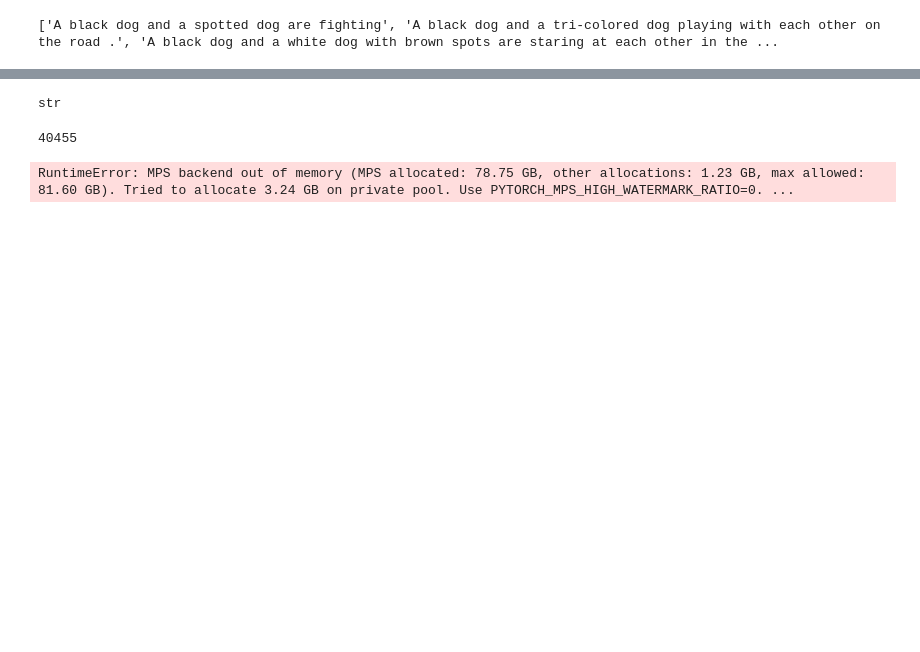
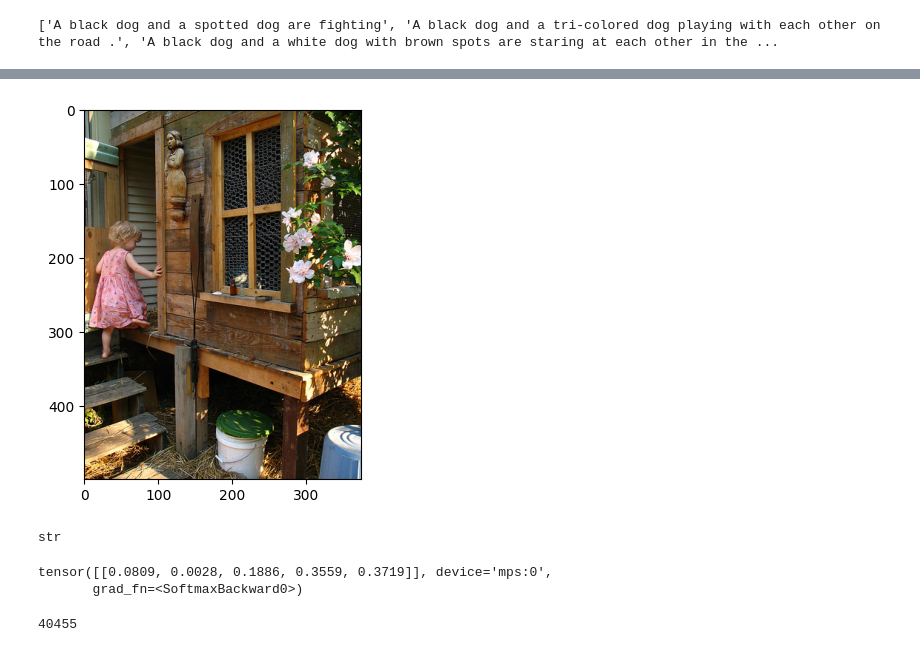
Before and after one commit to karthikbhat19/clip_v_dino2, a Jupyter notebook: SecondApproach.ipynb, the cells around one changed output, grey strips where cells are left out. Cells and saved outputs as stored; diff of their text form; code cells hidden in the pictures; blank space fills up the shorter version.

```diff
--- a/SecondApproach.ipynb
+++ b/SecondApproach.ipynb
@@ -17,7 +240,41 @@ print(processed_dict['1001773457_577c3a7d70.jpg'])
+# %%
+#open the image file  from image path and display it
+import matplotlib.pyplot as plt
+import matplotlib.image as mpimg
+image_path = 'archive2/Images/1000268201_693b08cb0e.jpg'
+img = mpimg.imread(image_path)
+imgplot = plt.imshow(img)
+plt.show()
+# %% [output]
+[figure, added]
 # %%
 type(caption_list[0])
 # %% [output]
 str
+# %%
+from PIL import Image
+import torch
+
+from transformers import CLIPProcessor, CLIPModel,AutoTokenizer
+
+device = "cuda" if torch.cuda.is_available() else \
+         ("mps" if torch.backends.mps.is_available() else "cpu" )
+model = CLIPModel.from_pretrained("openai/clip-vit-base-patch32").to(device)
+processor = CLIPProcessor.from_pretrained("openai/clip-vit-base-patch32")
+tokenizer = AutoTokenizer.from_pretrained("openai/clip-vit-base-patch32")
+image_name = '1000268201_693b08cb0e.jpg'
+image_path = 'archive2/Images/1000268201_693b08cb0e.jpg'
+image = Image.open(image_path)
+# image = processor(images=image, return_tensors="pt").to(device)
+# tokenized_captions = tokenizer(processed_dict[image_name], padding=True)
+inputs = processor(text=processed_dict[image_name], images=image, return_tensors="pt", padding=True).to(device)
+outputs = model(**inputs)
+logits_per_image = outputs.logits_per_image
+probs = logits_per_image.softmax(dim=1)
+probs
+# %% [output]
+tensor([[0.0809, 0.0028, 0.1886, 0.3559, 0.3719]], device='mps:0',
+       grad_fn=<SoftmaxBackward0>)
 # %%
 print(len(caption_list))
 # %% [output]
@@ -33,17 +290,14 @@ device = "cuda" if torch.cuda.is_available() else \
 model = CLIPModel.from_pretrained("openai/clip-vit-base-patch32").to(device)
 processor = CLIPProcessor.from_pretrained("openai/clip-vit-base-patch32")
 tokenizer = AutoTokenizer.from_pretrained("openai/clip-vit-base-patch32")
-
+image_name = '1000268201_693b08cb0e.jpg'
 image_path = 'archive2/Images/1000268201_693b08cb0e.jpg'
 image = Image.open(image_path)
-# url = "http://images.cocodataset.org/val2017/000000039769.jpg"
-# image = Image.open(requests.get(url, stream=True).raw)
-tokenized_captions = tokenizer(caption_list, padding=True)
-inputs = processor(text=caption_list, images=image, return_tensors="pt", padding=True).to(device)
+# image = processor(images=image, return_tensors="pt").to(device)
+# tokenized_captions = tokenizer(processed_dict[image_name], padding=True)
+inputs = processor(text=unique_captions, images=image, return_tensors="pt", padding=True).to(device)
 
 outputs = model(**inputs)
-# %% [output]
-RuntimeError: MPS backend out of memory (MPS allocated: 78.75 GB, other allocations: 1.23 GB, max allowed: 81.60 GB). Tried to allocate 3.24 GB on private pool. Use PYTORCH_MPS_HIGH_WATERMARK_RATIO=0. ...
 # %%
 logits_per_image = outputs.logits_per_image  # this is the image-text similarity score
 # %%
```
Also changed, not shown: parts of 29 cells of this notebook.
